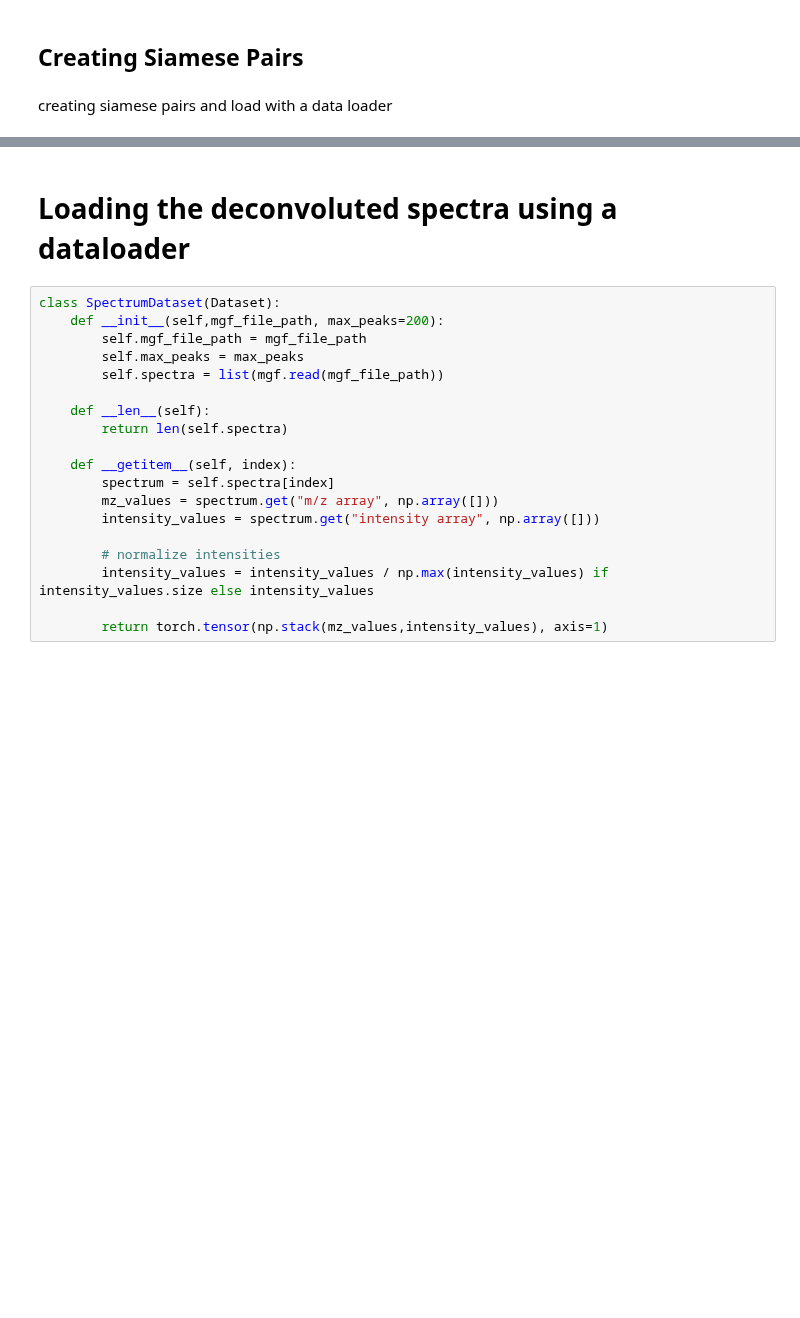
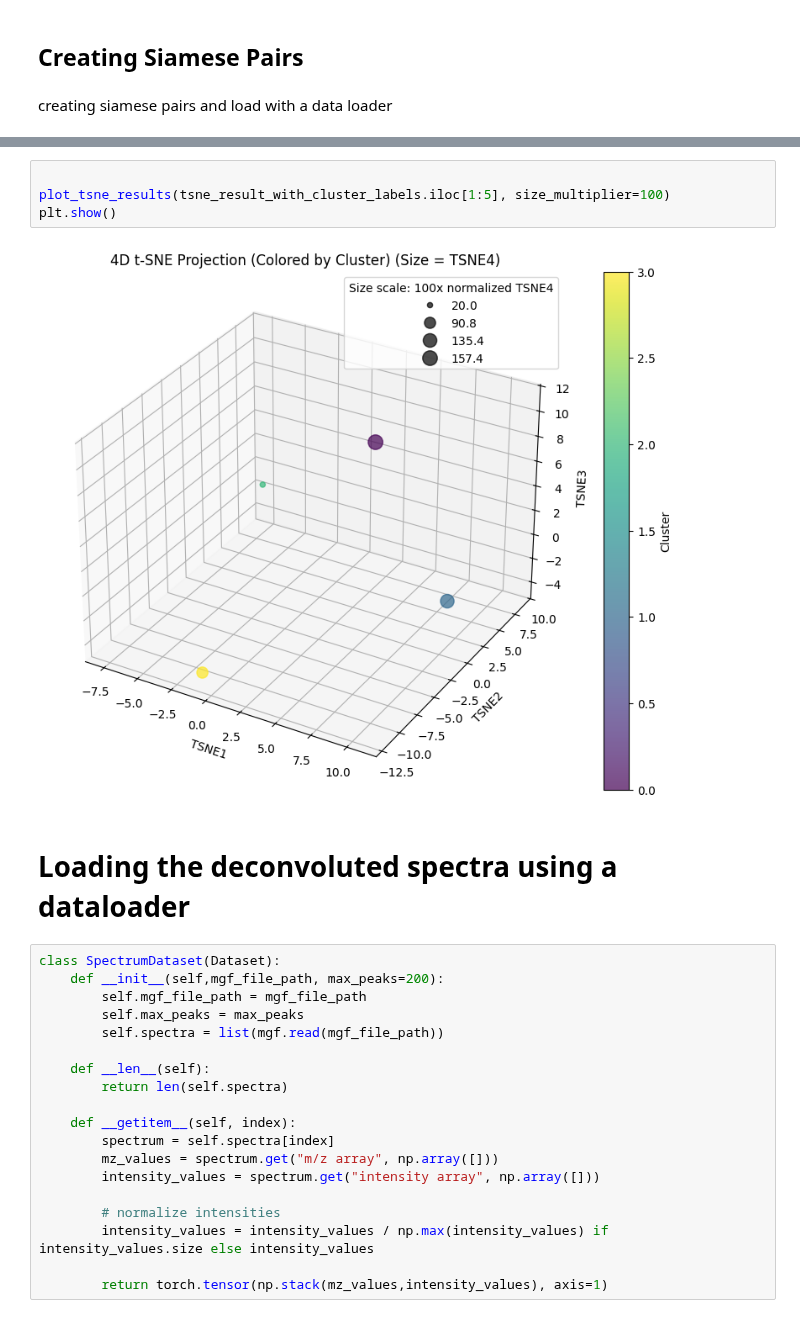
Before and after one commit to RapidSpectraX-Final-Year-Project/1.0, a Jupyter notebook: siamese.ipynb, the cells around one changed output, grey strips where cells are left out. Cells and saved outputs as stored; diff of their text form; blank space fills up the shorter version.

```diff
--- a/siamese.ipynb
+++ b/siamese.ipynb
@@ -530,3 +638,9 @@ train_loader, val_loader = create_siamese_pairs(sample_df_with_cluster_labels)
+# %%
+
+plot_tsne_results(tsne_result_with_cluster_labels.iloc[1:5], size_multiplier=100)
+plt.show()
+# %% [output]
+[figure, added]
 # %% [markdown]
 # Loading the deconvoluted spectra using a dataloader
 # %%
```
Also changed, not shown: parts of 8 cells of this notebook.
